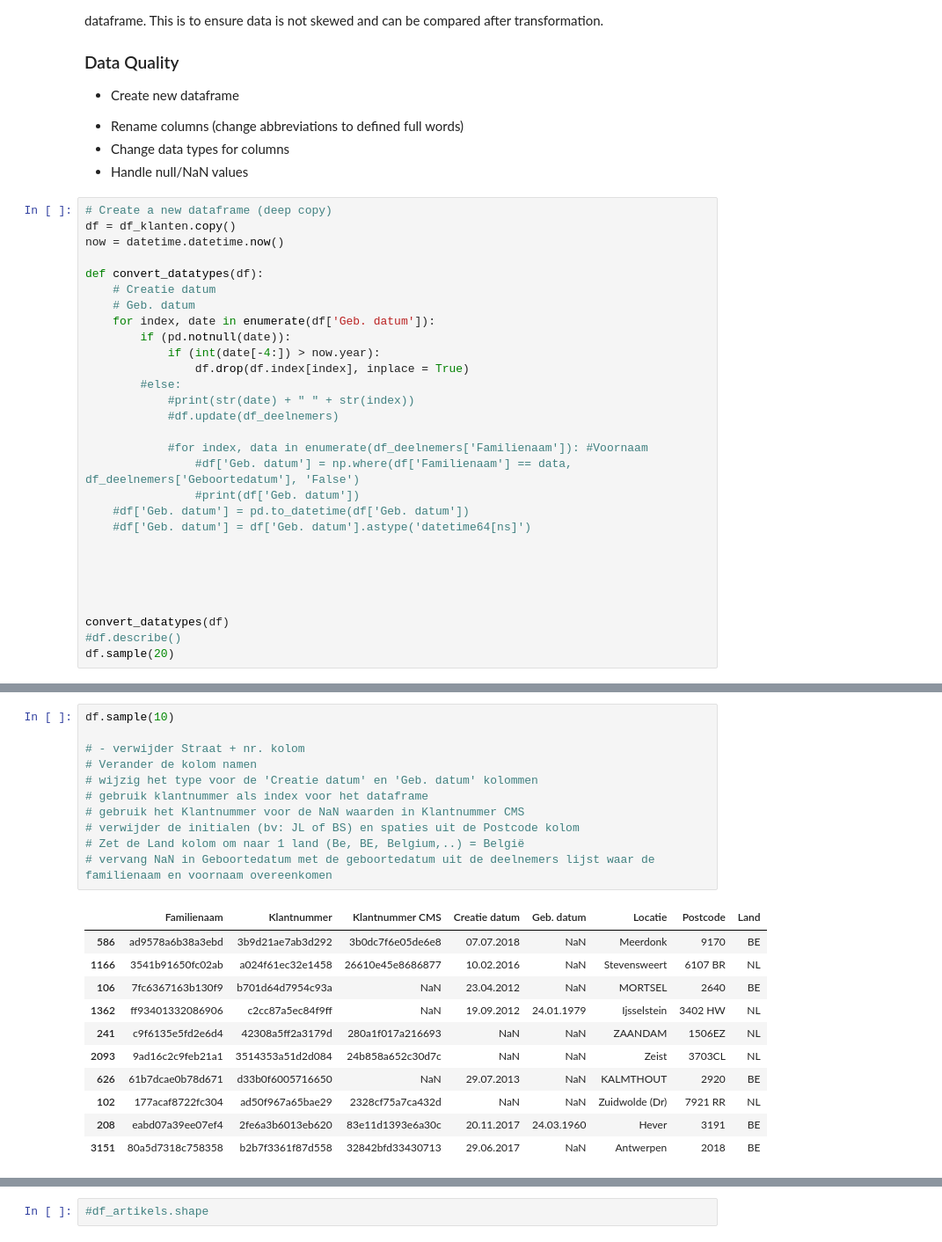
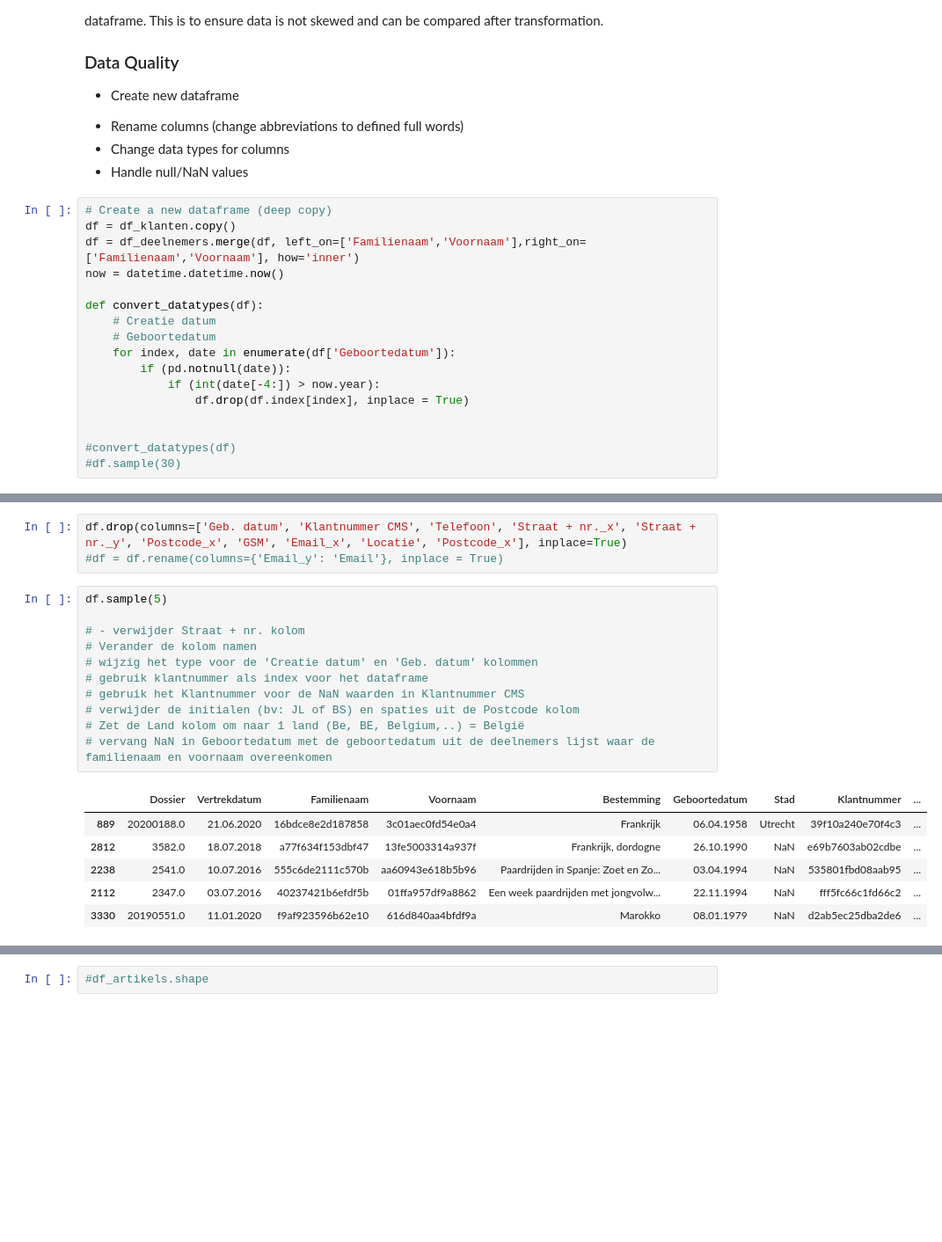
Before and after one commit to Xevro/data-science-in-python, a Jupyter notebook: Project Data Science/louis.dhont/project.ipynb, the cells around one changed output, grey strips where cells are left out. Shown at 88% size. Saved outputs shown, nothing was run; the diff lists cells and outputs as text; blank space fills up the shorter version.

Commit message:
merged deelnemers into the klanten df
cleaned the code and notebook

```diff
--- a/Project Data Science/louis.dhont/project.ipynb
+++ b/Project Data Science/louis.dhont/project.ipynb
@@ -97,30 +90,18 @@ To keep the default dataframe in tact, I've created a new dataframe and will cle
 # %%
 # Create a new dataframe (deep copy)
 df = df_klanten.copy()
+df = df_deelnemers.merge(df, left_on=['Familienaam','Voornaam'],right_on=['Familienaam','Voornaam'], how='inner')
 now = datetime.datetime.now()
 
 def convert_datatypes(df):
     # Creatie datum
-    # Geb. datum
-    for index, date in enumerate(df['Geb. datum']):
+    # Geboortedatum
+    for index, date in enumerate(df['Geboortedatum']):
         if (pd.notnull(date)):
             if (int(date[-4:]) > now.year):
                 df.drop(df.index[index], inplace = True)
-        #else:
-            #print(str(date) + " " + str(index))
-            #df.update(df_deelnemers)
-
-            #for index, data in enumerate(df_deelnemers['Familienaam']): #Voornaam
-                #df['Geb. datum'] = np.where(df['Familienaam'] == data, df_deelnemers['Geboortedatum'], 'False')
-                #print(df['Geb. datum'])
-    #df['Geb. datum'] = pd.to_datetime(df['Geb. datum'])
-    #df['Geb. datum'] = df['Geb. datum'].astype('datetime64[ns]')
 
 
-
-
-
-convert_datatypes(df)
-#df.describe()
-df.sample(20)
+#convert_datatypes(df)
+#df.sample(30)
 # %%
@@ -216,23 +184,21 @@ Aantal rijen en kolommen: (3659, 7)
+# %%
+df.drop(columns=['Geb. datum', 'Klantnummer CMS', 'Telefoon', 'Straat + nr._x', 'Straat + nr._y', 'Postcode_x', 'GSM', 'Email_x', 'Locatie', 'Postcode_x'], inplace=True)
+#df = df.rename(columns={'Email_y': 'Email'}, inplace = True)
 # %%
-df.sample(10)
+df.sample(5)
 
 # - verwijder Straat + nr. kolom
 # Verander de kolom namen
 # wijzig het type voor de 'Creatie datum' en 'Geb. datum' kolommen
 # gebruik klantnummer als index voor het dataframe
 # gebruik het Klantnummer voor de NaN waarden in Klantnummer CMS
 # verwijder de initialen (bv: JL of BS) en spaties uit de Postcode kolom
 # Zet de Land kolom om naar 1 land (Be, BE, Belgium,..) = België
 # vervang NaN in Geboortedatum met de geboortedatum uit de deelnemers lijst waar de familienaam en voornaam overeenkomen
 # %% [output]
-|  | Familienaam | Klantnummer | Klantnummer CMS | Creatie datum | Geb. datum | Locatie | Postcode | Land |
-| 586 | ad9578a6b38a3ebd | 3b9d21ae7ab3d292 | 3b0dc7f6e05de6e8 | 07.07.2018 | NaN | Meerdonk | 9170 | BE |
-| 1166 | 3541b91650fc02ab | a024f61ec32e1458 | 26610e45e8686877 | 10.02.2016 | NaN | Stevensweert | 6107 BR | NL |
-| 106 | 7fc6367163b130f9 | b701d64d7954c93a | NaN | 23.04.2012 | NaN | MORTSEL | 2640 | BE |
-| 1362 | ff93401332086906 | c2cc87a5ec84f9ff | NaN | 19.09.2012 | 24.01.1979 | Ijsselstein | 3402 HW | NL |
-| 241 | c9f6135e5fd2e6d4 | 42308a5ff2a3179d | 280a1f017a216693 | NaN | NaN | ZAANDAM | 1506EZ | NL |
-| 2093 | 9ad16c2c9feb21a1 | 3514353a51d2d084 | 24b858a652c30d7c | NaN | NaN | Zeist | 3703CL | NL |
-| 626 | 61b7dcae0b78d671 | d33b0f6005716650 | NaN | 29.07.2013 | NaN | KALMTHOUT | 2920 | BE |
-| 102 | 177acaf8722fc304 | ad50f967a65bae29 | 2328cf75a7ca432d | NaN | NaN | Zuidwolde (Dr) | 7921 RR | NL |
-| 208 | eabd07a39ee07ef4 | 2fe6a3b6013eb620 | 83e11d1393e6a30c | 20.11.2017 | 24.03.1960 | Hever | 3191 | BE |
-| 3151 | 80a5d7318c758358 | b2b7f3361f87d558 | 32842bfd33430713 | 29.06.2017 | NaN | Antwerpen | 2018 | BE |
+|  | Dossier | Vertrekdatum | Familienaam | Voornaam | Bestemming | Geboortedatum | Stad | Klantnummer | ... |
+| 889 | 20200188.0 | 21.06.2020 | 16bdce8e2d187858 | 3c01aec0fd54e0a4 | Frankrijk | 06.04.1958 | Utrecht | 39f10a240e70f4c3 | ... |
+| 2812 | 3582.0 | 18.07.2018 | a77f634f153dbf47 | 13fe5003314a937f | Frankrijk, dordogne | 26.10.1990 | NaN | e69b7603ab02cdbe | ... |
+| 2238 | 2541.0 | 10.07.2016 | 555c6de2111c570b | aa60943e618b5b96 | Paardrijden in Spanje: Zoet en Zo... | 03.04.1994 | NaN | 535801fbd08aab95 | ... |
+| 2112 | 2347.0 | 03.07.2016 | 40237421b6efdf5b | 01ffa957df9a8862 | Een week paardrijden met jongvolw... | 22.11.1994 | NaN | fff5fc66c1fd66c2 | ... |
+| 3330 | 20190551.0 | 11.01.2020 | f9af923596b62e10 | 616d840aa4bfdf9a | Marokko | 08.01.1979 | NaN | d2ab5ec25dba2de6 | ... |
```
Also changed, not shown: parts of 19 cells of this notebook.
